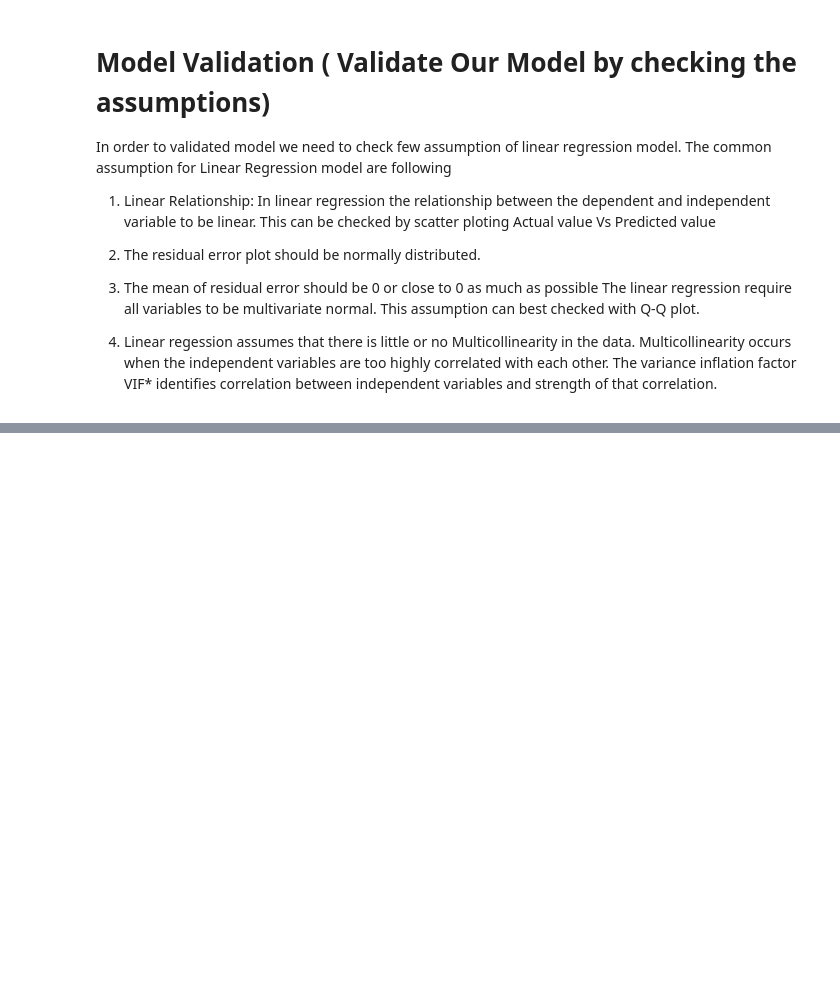
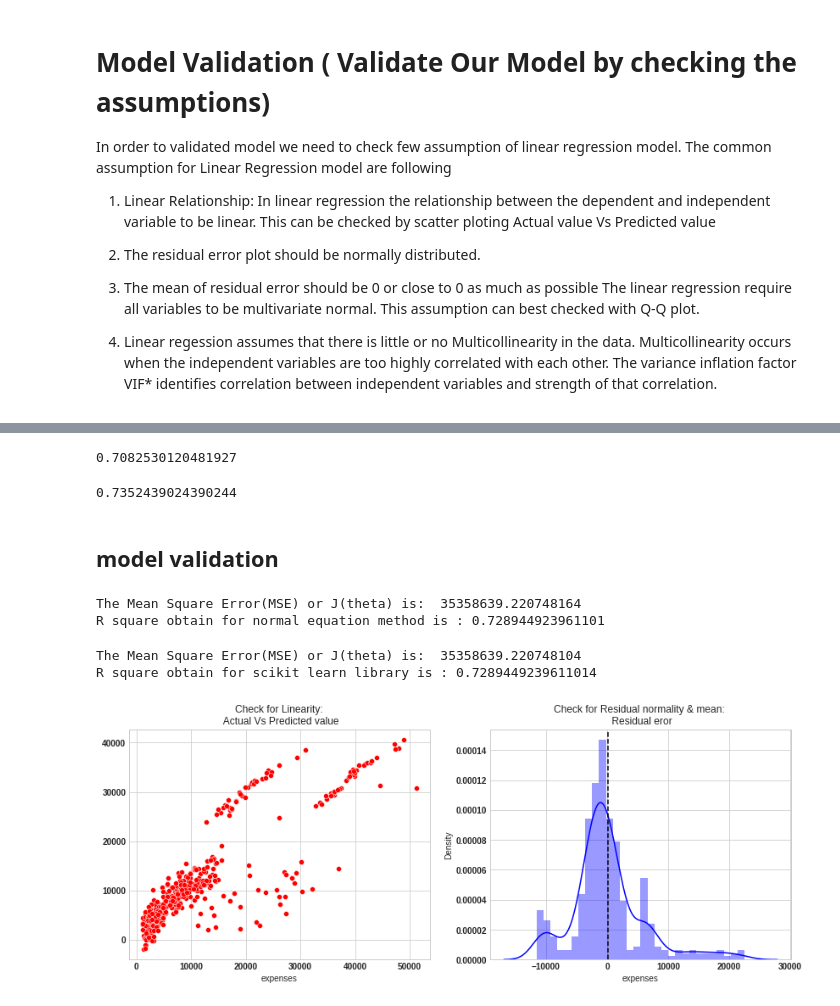
Before and after one commit to Rohan5076/machine-learning, a Jupyter notebook: incompleteML_05_Linear_Regression_Implementation(Part3).ipynb, the cells around one changed output, grey strips where cells are left out. Saved outputs shown, nothing was run; the diff lists cells and outputs as text; code cells hidden in the pictures; blank space fills up the shorter version.

```diff
--- a/incompleteML_05_Linear_Regression_Implementation(Part3).ipynb
+++ b/incompleteML_05_Linear_Regression_Implementation(Part3).ipynb
@@ -233,0 +289,5 @@ In order to validated model we need to check few assumption of linear regression
+# %%
+#defining independent and dependent variablels
+
+X= df.iloc[:,0:-1]  # independnt variable
+y=df.expenses  #dependent vaiables
@@ -233,0 +325,3 @@ In order to validated model we need to check few assumption of linear regression
+# %%
+X_train,X_test,y_train,y_test=train_test_split(X,y,test_size=0.3,random_state=23)
+print(X.shape,X_train.shape,X_test.shape)
@@ -233,0 +344,10 @@ In order to validated model we need to check few assumption of linear regression
+# %%
+# Scikit Learn module
+from sklearn.linear_model import LinearRegression
+lin_reg = LinearRegression()
+lin_reg.fit(X_train,y_train) # Note: x_0 =1 is no need to add, sklearn will take care of it.
+
+#Parameter
+sk_theta = [lin_reg.intercept_]+list(lin_reg.coef_)
+parameter_df = parameter_df.join(pd.Series(sk_theta, name='Sklearn_theta'))
+parameter_df
@@ -233,0 +517,59 @@ In order to validated model we need to check few assumption of linear regression
+# %%
+## adjusted r2 score
+
+train_adjusted_r2score=1-(1-0.71)*(1003-1)/(1003-6-1)
+train_adjusted_r2score
+# %% [output]
+0.7082530120481927
+# %%
+test_adjusted_r2score=1-(1-0.74)*(335-1)/(335-6-1)
+test_adjusted_r2score
+# %% [output]
+0.7352439024390244
+# %% [markdown]
+## **model validation**
+# %%
+# Normal equation
+y_pred_norm =  np.matmul(X_test_0,theta)
+
+#Evaluvation: MSE
+J_mse = np.sum((y_pred_norm - y_test)**2)/ X_test_0.shape[0]
+
+# R_square
+sse = np.sum((y_pred_norm - y_test)**2)
+sst = np.sum((y_test - y_test.mean())**2)
+R_square = 1 - (sse/sst)
+print('The Mean Square Error(MSE) or J(theta) is: ',J_mse)
+print('R square obtain for normal equation method is :',R_square)
+# %% [output]
+The Mean Square Error(MSE) or J(theta) is:  35358639.220748164
+R square obtain for normal equation method is : 0.728944923961101
+# %%
+# sklearn regression module
+y_pred_sk = lin_reg.predict(X_test)
+
+#Evaluvation: MSE
+from sklearn.metrics import mean_squared_error
+J_mse_sk = mean_squared_error(y_pred_sk, y_test)
+
+# R_square
+R_square_sk = lin_reg.score(X_test,y_test)
+print('The Mean Square Error(MSE) or J(theta) is: ',J_mse_sk)
+print('R square obtain for scikit learn library is :',R_square_sk)
+# %% [output]
+The Mean Square Error(MSE) or J(theta) is:  35358639.220748104
+R square obtain for scikit learn library is : 0.7289449239611014
+# %%
+# Check for Linearity
+f = plt.figure(figsize=(14,5))
+ax = f.add_subplot(121)
+sns.scatterplot(y_test,y_pred_sk,ax=ax,color='r')
+ax.set_title('Check for Linearity:\n Actual Vs Predicted value')
+
+# Check for Residual normality & mean
+ax = f.add_subplot(122)
+sns.distplot((y_test - y_pred_sk),ax=ax,color='b')
+ax.axvline((y_test - y_pred_sk).mean(),color='k',linestyle='--')
+ax.set_title('Check for Residual normality & mean: \n Residual eror');
+# %% [output]
+[figure, added]
```
Also changed, not shown: parts of 42 cells of this notebook.
